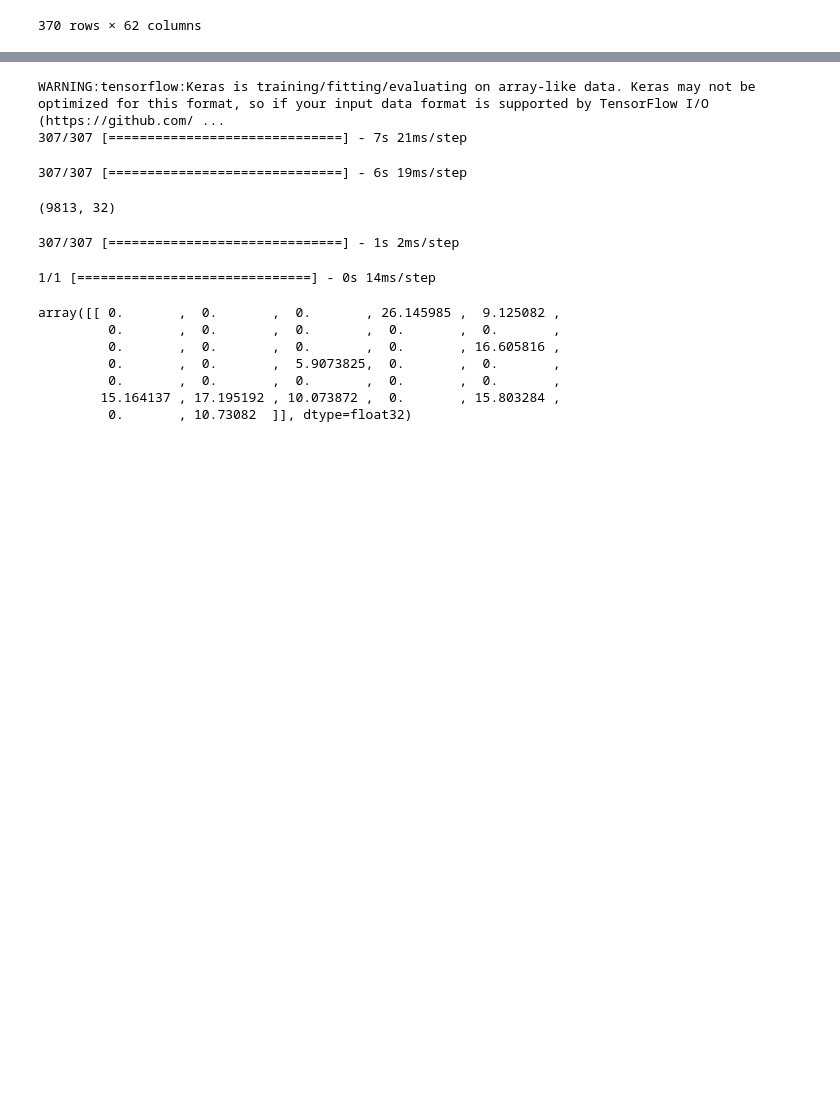
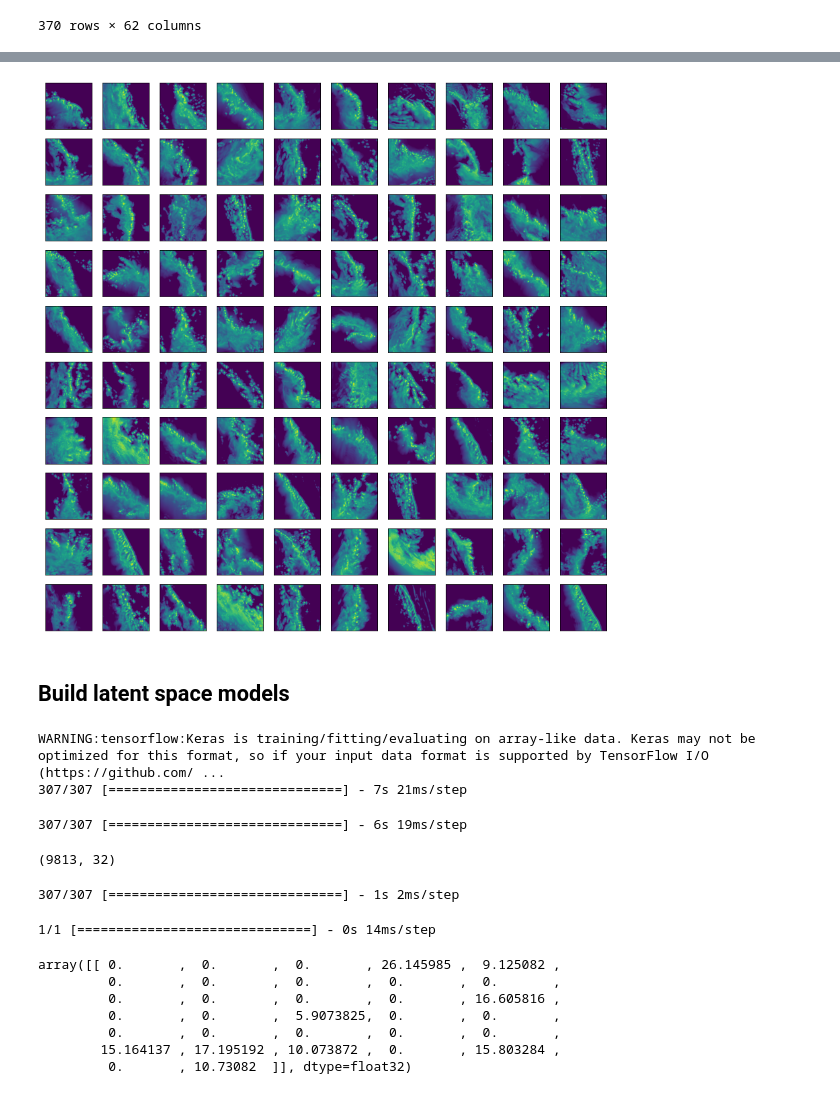
Before and after one commit to zyjux/gdl-storm-mode, a Jupyter notebook: notebooks/initial_rot_inv_CNN.ipynb, the cells around one changed output, grey strips where cells are left out. Cells and saved outputs as stored; diff of their text form; code cells hidden in the pictures; blank space fills up the shorter version.

Commit message:
Added investigation of error and major axis length correlation

```diff
--- a/notebooks/initial_rot_inv_CNN.ipynb
+++ b/notebooks/initial_rot_inv_CNN.ipynb
@@ -315,0 +350,2 @@ WARNING:tensorflow:Keras is training/fitting/evaluating on array-like data. Kera
+# %%
+preds = gdl_model.predict(input_test_norm)
@@ -315,0 +356,9 @@ WARNING:tensorflow:Keras is training/fitting/evaluating on array-like data. Kera
+# %%
+preds_err = np.mean(np.square(preds - output_test_norm), 1)
+# %%
+preds_err_df = pd.DataFrame(
+    np.column_stack(
+        (preds[:, 0], preds[:, 1], preds_err, output_test[:, 0], output_test[:, 1])
+    ),
+    columns=["pred_maj_axis", "pred_min_axis", "pred_err", "maj_axis", "min_axis"]
+)
@@ -315,0 +381,2 @@ WARNING:tensorflow:Keras is training/fitting/evaluating on array-like data. Kera
+# %%
+sorted_preds_df = preds_err_df.sort_values("pred_err")
@@ -316,3 +399,16 @@ WARNING:tensorflow:Keras is training/fitting/evaluating on array-like data. Kera
+# %%
+# Plot the 100 worst errors
+F, ax = plt.subplots(10, 10, figsize=(15, 15))
+for num, ind in enumerate(sorted_preds_df[-100:].index):
+    i = num // 10
+    j = num % 10
+    ax[i, j].imshow(input_test_norm[ind, :, :, 0])
+    ax[i, j].set_xticks([])
+    ax[i, j].set_yticks([])
+# %% [output]
+[figure, added]
+# %% [markdown]
+## Build latent space models
 # %%
 latent_predictor = tf.keras.Model(gdl_model.inputs, gdl_model.layers[-2].output)
 # %%
```
Also changed, not shown: parts of 26 cells of this notebook.
